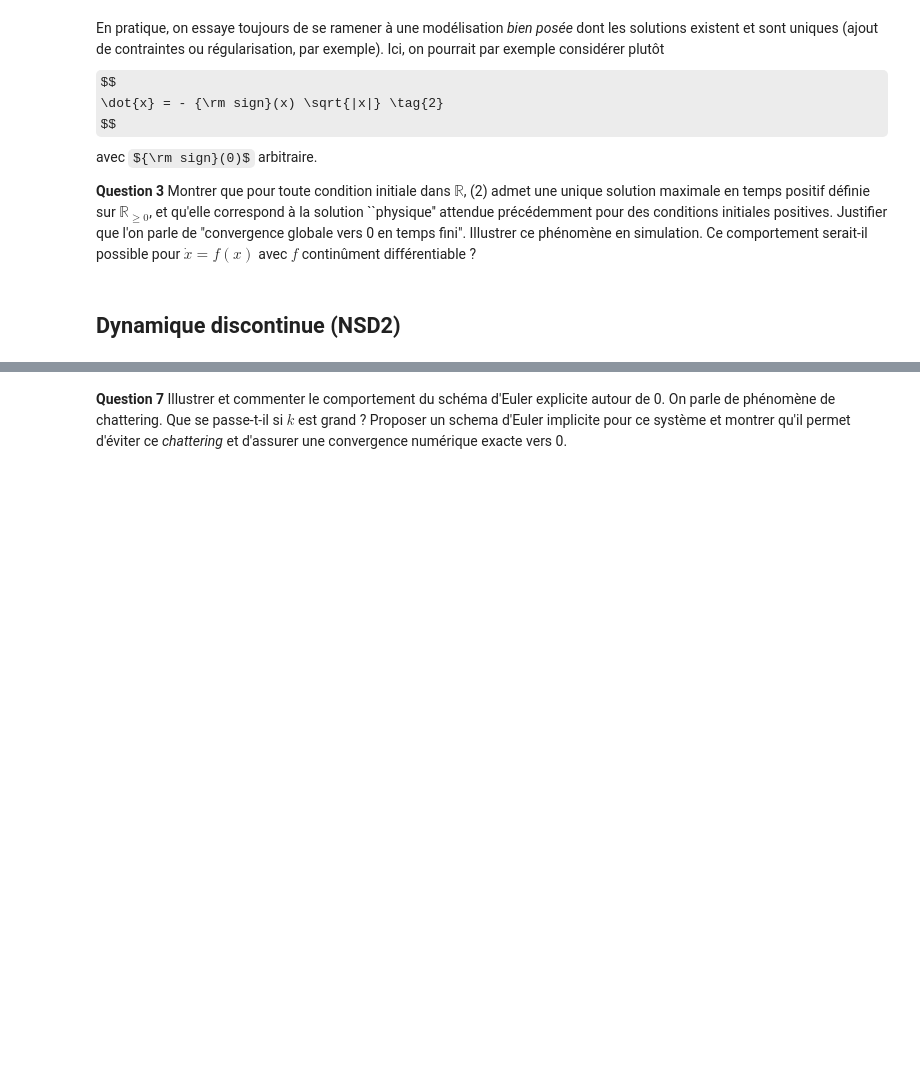
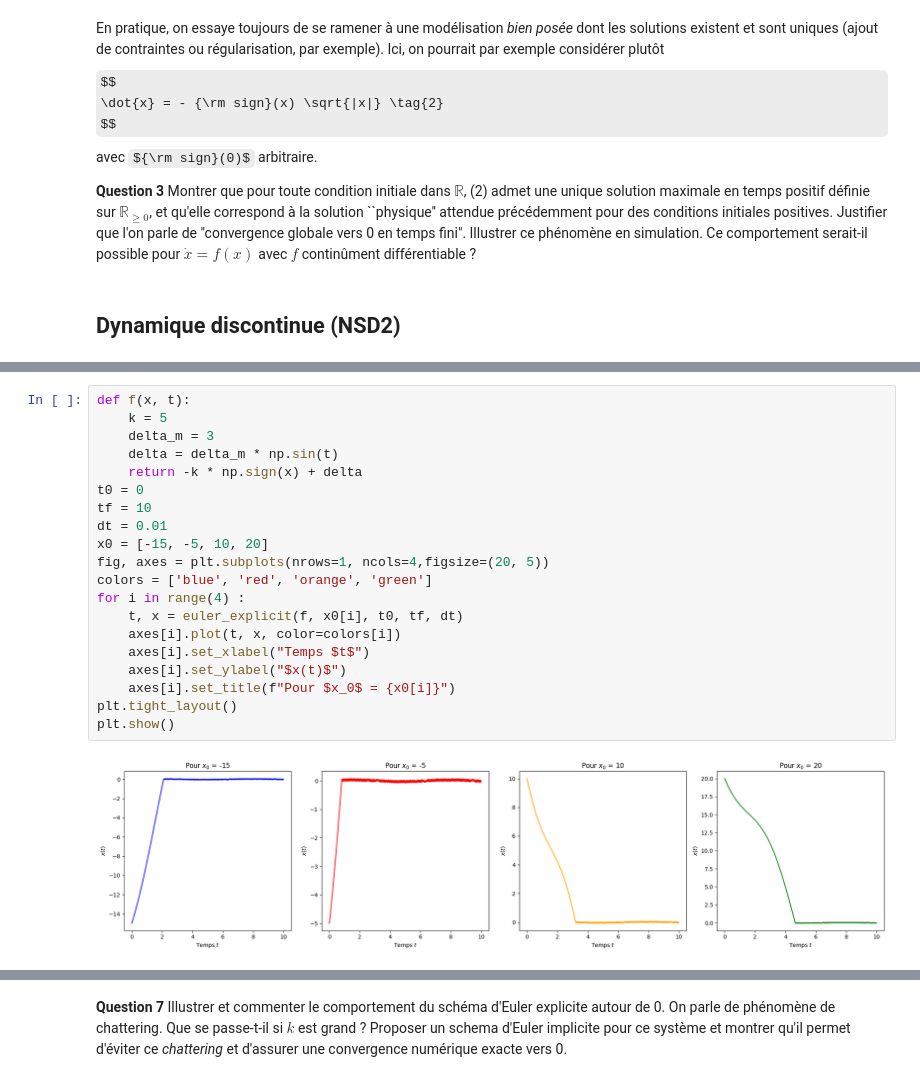
Before and after one commit to louismaguer/projet-maths-info, a Jupyter notebook: Projet - Equations Différentielles - 2025.ipynb, the cells around one changed output, grey strips where cells are left out. Saved outputs shown, nothing was run; the diff lists cells and outputs as text; some formulas as TeX source; blank space fills up the shorter version.

```diff
--- a/Projet - Equations Différentielles - 2025.ipynb
+++ b/Projet - Equations Différentielles - 2025.ipynb
@@ -135,0 +235,22 @@ Ce genre de phénomène est utilisé en commande ou estimation par *mode-glissan
+# %%
+def f(x, t):
+    k = 5
+    delta_m = 3
+    delta = delta_m * np.sin(t)
+    return -k * np.sign(x) + delta
+t0 = 0
+tf = 10
+dt = 0.01
+x0 = [-15, -5, 10, 20]
+fig, axes = plt.subplots(nrows=1, ncols=4,figsize=(20, 5))
+colors = ['blue', 'red', 'orange', 'green']
+for i in range(4) :
+    t, x = euler_explicit(f, x0[i], t0, tf, dt)
+    axes[i].plot(t, x, color=colors[i])
+    axes[i].set_xlabel("Temps $t$")
+    axes[i].set_ylabel("$x(t)$")
+    axes[i].set_title(f"Pour $x_0$ = {x0[i]}")
+plt.tight_layout()
+plt.show()
+# %% [output]
+[figure, added]
```
Also changed, not shown: parts of 6 cells of this notebook.
